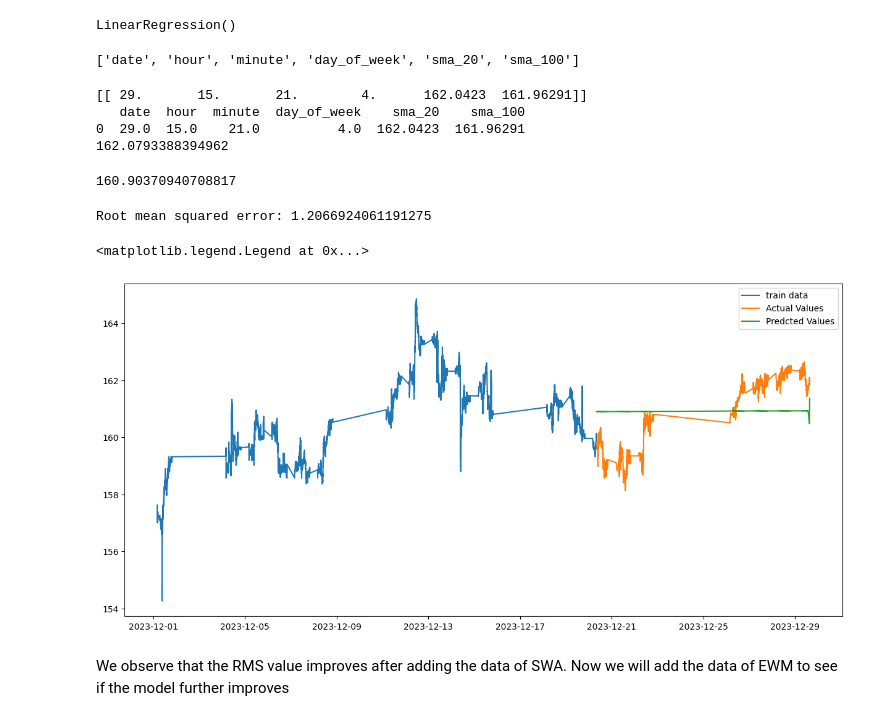
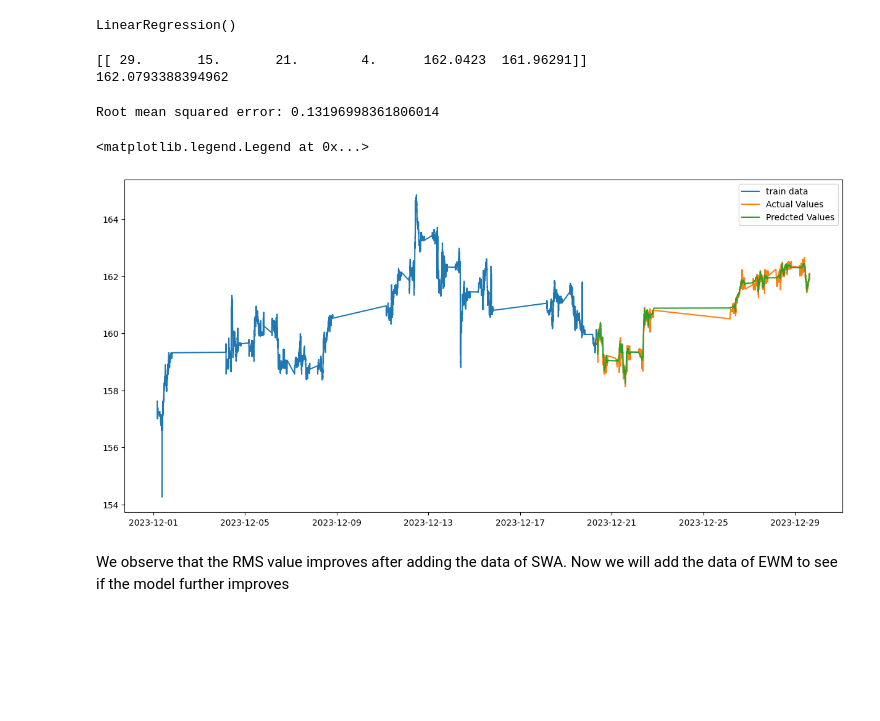
Before and after one commit to KarmanyaGupta1421/Compfinance, a Jupyter notebook: comp_finance.ipynb, the cells around one changed output. Saved outputs shown, nothing was run; the diff lists cells and outputs as text; code cells hidden in the pictures; blank space fills up the shorter version.

Commit message:
LR model

```diff
--- a/comp_finance.ipynb
+++ b/comp_finance.ipynb
@@ -344,21 +336,13 @@ model = LinearRegression()
 model.fit(x_train,y_train)
 # %% [output]
 LinearRegression()
-# %%
-list(x_valid)
-# %% [output]
-['date', 'hour', 'minute', 'day_of_week', 'sma_20', 'sma_100']
 # %%
 a = x_valid.iloc[0].values.reshape(1,-1)
-# a.
 print(a)
-# a.
 a_df = pd.DataFrame(a, columns = list(x_valid))
-print(a_df)
+# print(a_df)
 d = model.predict(a_df)[0]
 print(d)
 # %% [output]
 [[ 29.       15.       21.        4.      162.0423  161.96291]]
-   date  hour  minute  day_of_week    sma_20    sma_100
-0  29.0  15.0    21.0          4.0  162.0423  161.96291
 162.0793388394962
@@ -383,27 +349,22 @@ for i in range(0,valid.shape[0]):
-# %%
-print(predicted_values[2000])
-# %% [output]
-160.90370940708817
 # %%
 #Predicting values based on the trained model
-# predicted_value = model.predict(x_valid)
-predicted_value = predicted_values
+predicted_value = model.predict(x_valid)
 rms=np.sqrt(np.mean(np.power((np.array(y_valid)-np.array(predicted_value)),2)))
 print(f'Root mean squared error: {rms}')
 
 # print(predicted_values[2000])
 
 #plot the results
 valid = valid.assign(Predictions = predicted_value)
 plt.figure(figsize=(15,7))
 plt.plot(train['Close'], label = 'train data')
 plt.plot(valid['Close'], label = 'Actual Values')
 plt.plot(valid['Predictions'], label = 'Predcted Values')
 plt.legend()
 # %% [output]
-Root mean squared error: 1.2066924061191275
+Root mean squared error: 0.13196998361806014
 <matplotlib.legend.Legend at 0x...>
-[figure, old version]
+[figure, new version]
 # %% [markdown]
 We observe that the RMS value improves after adding the data of SWA. Now we will add the data of EWM to see if the model further improves
 # %%
```
Also changed, not shown: parts of 6 cells of this notebook.
